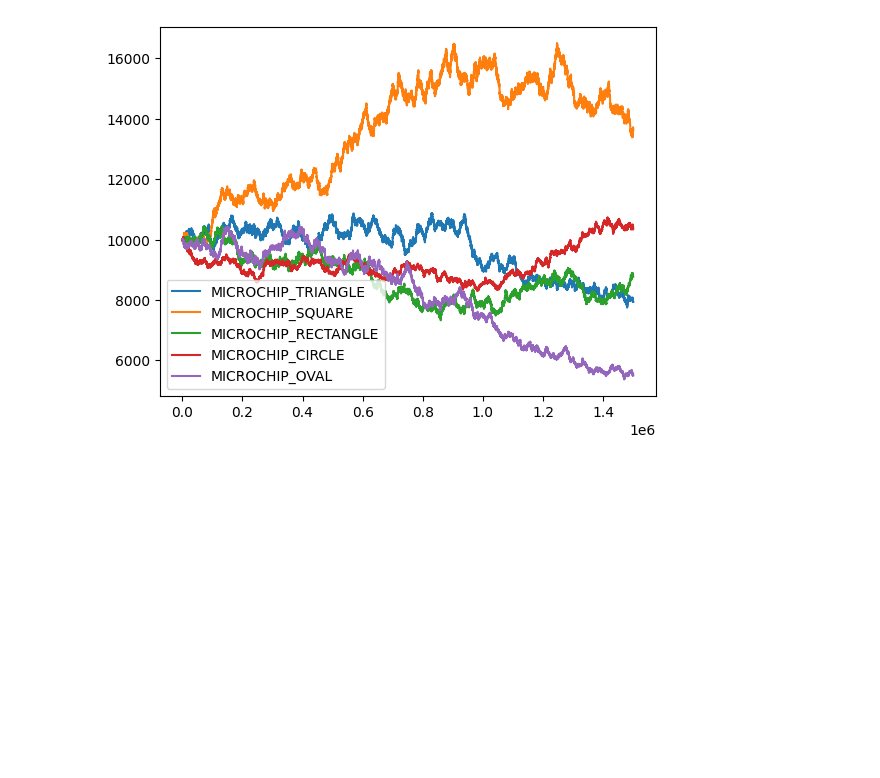
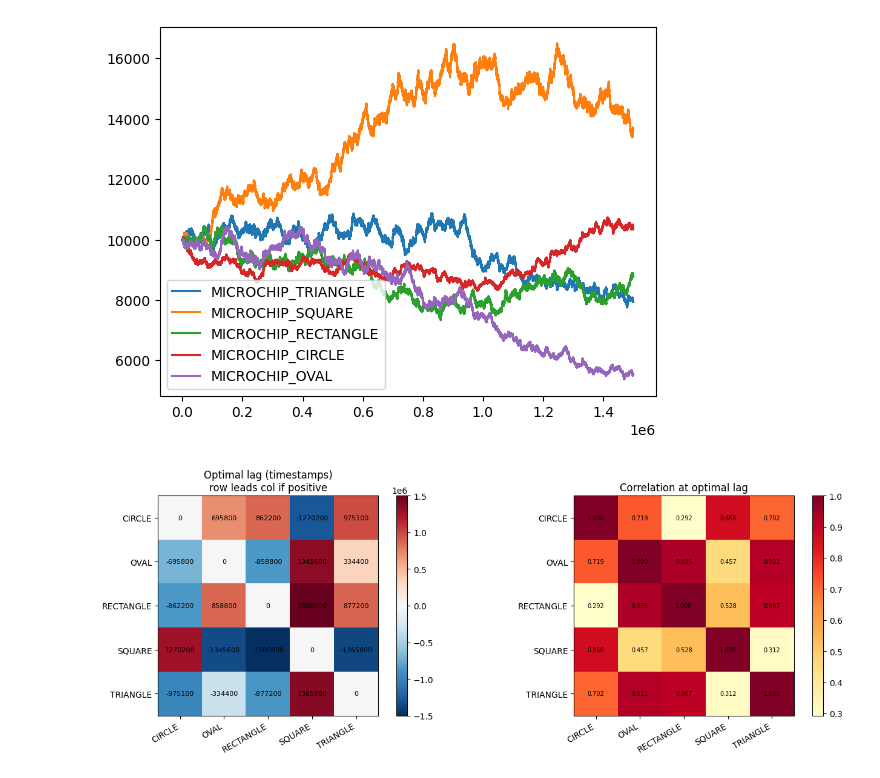
Before and after one commit to nikaslukyanov/kernel_trick, a Jupyter notebook: round5/microchips.ipynb, the cells around one changed output. Saved outputs shown, nothing was run; the diff lists cells and outputs as text; code cells hidden in the pictures; blank space fills up the shorter version.

```diff
--- a/round5/microchips.ipynb
+++ b/round5/microchips.ipynb
@@ -40,4 +40,4 @@ chips
  'MICROCHIP_CIRCLE',
  'MICROCHIP_OVAL']
 # %%
-chip_prices = prices[prices["product"].isin(chips)].copy()
+prices = prices[prices["product"].isin(chips)].copy()
@@ -96,3 +94,83 @@ plt.legend()
 plt.show()
 # %% [output]
 [figure]
+# %%
+mids = prices.pivot_table(
+    index="timestamp",
+    columns="product",
+    values="mid_price",
+).sort_index()
+# %%
+from tqdm.auto import tqdm
+
+# Pairwise optimal lead-lag analysis
+# For each pair (A, B), find the lag L that maximizes corr(A[t], B[t+L])
+# Positive L means A leads B (B lags behind A)
+
+MAX_LAG_TS = 1_500_000  # max lag in timestamp units
+
+sleep_cols = [c for c in mids.columns if c.startswith("MICROCHIP")]
+filled = mids[sleep_cols].ffill()
+
+ts_step = int(filled.index[1] - filled.index[0])   # 100: one array shift = 100 ts units
+max_lag_idx = MAX_LAG_TS // ts_step                 # number of array positions to sweep
+
+lag_idxs = np.arange(-max_lag_idx, max_lag_idx + 1)
+n = len(sleep_cols)
+opt_lag = np.zeros((n, n), dtype=int)
+opt_corr = np.zeros((n, n))
+
+pairs = [(i, a, j, b) for i, a in enumerate(sleep_cols) for j, b in enumerate(sleep_cols)]
+for i, a, j, b in tqdm(pairs, desc="pairs"):
+    if i == j:
+        opt_lag[i, j] = 0
+        opt_corr[i, j] = 1.0
+        continue
+    sa = filled[a].values
+    sb = filled[b].values
+    xcorr = np.array([
+        np.corrcoef(sa[:len(sa)-abs(l)], sb[abs(l):])[0, 1] if l >= 0
+        else np.corrcoef(sa[abs(l):], sb[:len(sb)-abs(l)])[0, 1]
+        for l in lag_idxs
+    ])
+    best = np.argmax(xcorr)
+    opt_lag[i, j] = lag_idxs[best] * ts_step   # report in timestamp units
+    opt_corr[i, j] = xcorr[best]
+
+short_names = [c.replace("MICROCHIP_", "") for c in sleep_cols]
+
+fig, axes = plt.subplots(1, 2, figsize=(14, 5))
+
+im0 = axes[0].imshow(opt_lag, cmap="RdBu_r", vmin=-MAX_LAG_TS, vmax=MAX_LAG_TS)
+axes[0].set_title("Optimal lag (timestamps)\nrow leads col if positive")
+axes[0].set_xticks(range(n)); axes[0].set_xticklabels(short_names, rotation=30, ha="right")
+axes[0].set_yticks(range(n)); axes[0].set_yticklabels(short_names)
+for i in range(n):
+    for j in range(n):
+        axes[0].text(j, i, opt_lag[i, j], ha="center", va="center", fontsize=8)
+plt.colorbar(im0, ax=axes[0])
+
+# Use actual data min so the full range of variation is visible
+corr_min = opt_corr.min()
+im1 = axes[1].imshow(opt_corr, cmap="YlOrRd", vmin=corr_min, vmax=1.0)
+axes[1].set_title("Correlation at optimal lag")
+axes[1].set_xticks(range(n)); axes[1].set_xticklabels(short_names, rotation=30, ha="right")
+axes[1].set_yticks(range(n)); axes[1].set_yticklabels(short_names)
+for i in range(n):
+    for j in range(n):
+        axes[1].text(j, i, f"{opt_corr[i, j]:.3f}", ha="center", va="center", fontsize=7)
+plt.colorbar(im1, ax=axes[1])
+
+plt.tight_layout()
+plt.show()
+
+print(f"Timestamp step: {ts_step} | Searching +/-{MAX_LAG_TS} ts = +/-{max_lag_idx} array shifts per pair")
+print("\nPairwise optimal lead-lag summary (row LEADS col by N timestamps):")
+for i, a in enumerate(short_names):
+    for j, b in enumerate(short_names):
+        if i < j:
+            lag = opt_lag[i, j]
+            direction = f"{a} leads {b}" if lag > 0 else f"{b} leads {a}" if lag < 0 else "no lead"
+            print(f"  {a} vs {b}: lag={lag:+d} ts  corr={opt_corr[i,j]:.4f}  -> {direction} by {abs(lag)} ts")
+# %% [output]
+[figure, added]
```
Also changed, not shown: parts of 4 cells of this notebook, 4 other files.
